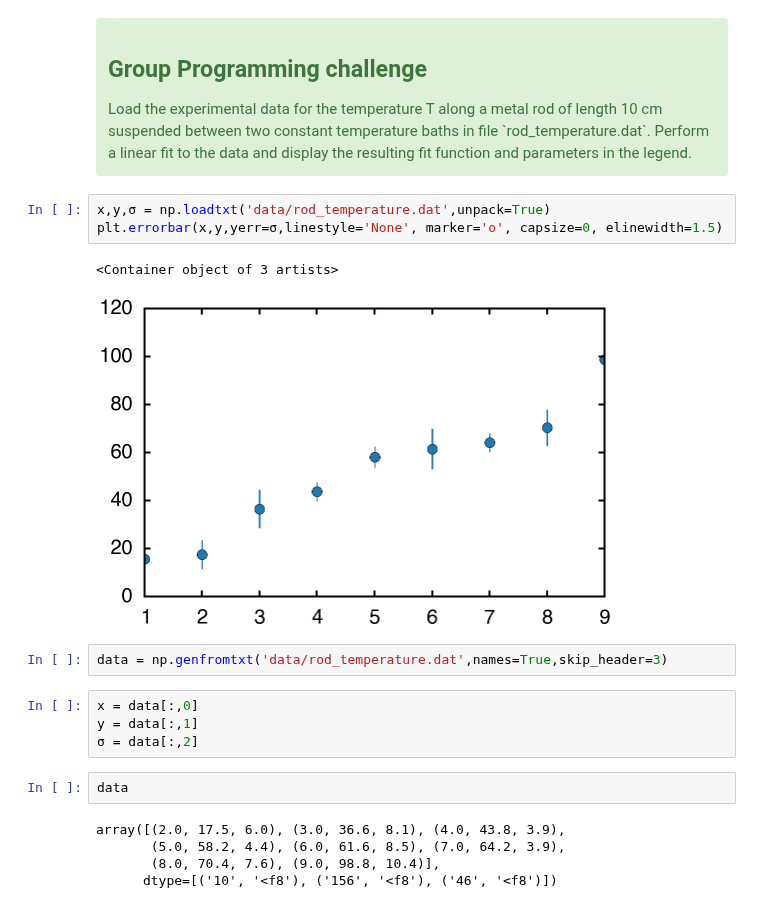
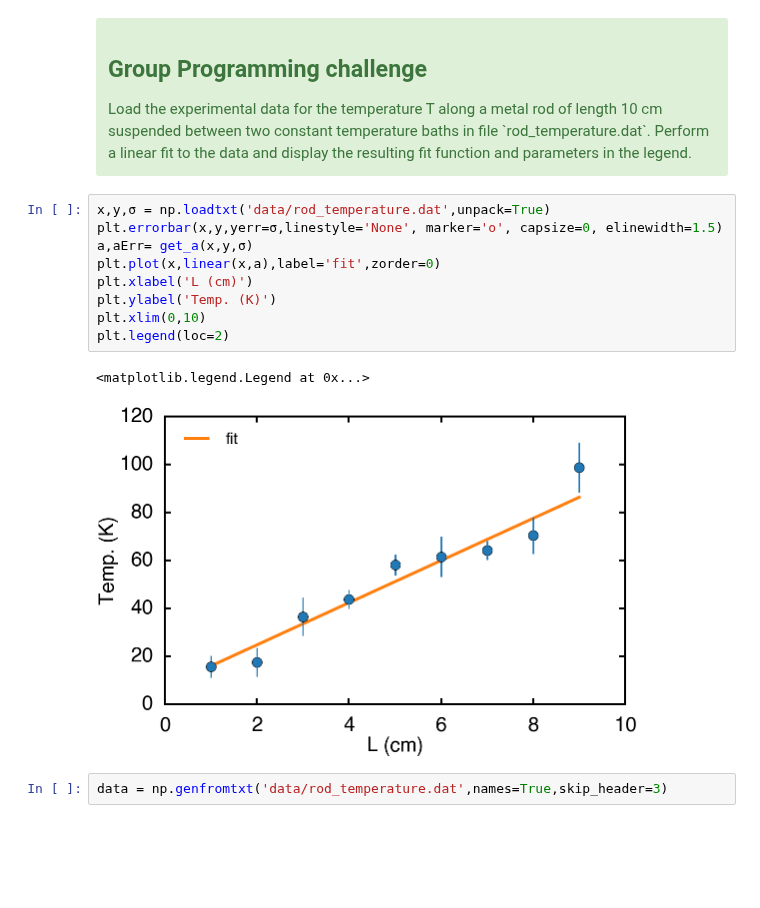
Before and after one commit to agdelma/IntroCompPhysics, a Jupyter notebook: Notebooks/19_LinearRegression.ipynb, the cells around one changed output. Cells and saved outputs as stored; diff of their text form; blank space fills up the shorter version.

```diff
--- a/Notebooks/19_LinearRegression.ipynb
+++ b/Notebooks/19_LinearRegression.ipynb
@@ -180,19 +180,14 @@ suspended between two constant temperature baths in file  `rod_temperature.dat`.
 # %%
 x,y,σ = np.loadtxt('data/rod_temperature.dat',unpack=True)
 plt.errorbar(x,y,yerr=σ,linestyle='None', marker='o', capsize=0, elinewidth=1.5)
+a,aErr= get_a(x,y,σ)
+plt.plot(x,linear(x,a),label='fit',zorder=0)
+plt.xlabel('L (cm)')
+plt.ylabel('Temp. (K)')
+plt.xlim(0,10)
+plt.legend(loc=2)
 # %% [output]
-<Container object of 3 artists>
+<matplotlib.legend.Legend at 0x...>
-[figure, old version]
+[figure, new version]
 # %%
 data = np.genfromtxt('data/rod_temperature.dat',names=True,skip_header=3)
-# %%
-x = data[:,0]
-y = data[:,1]
-σ = data[:,2]
-# %%
-data
-# %% [output]
-array([(2.0, 17.5, 6.0), (3.0, 36.6, 8.1), (4.0, 43.8, 3.9),
-       (5.0, 58.2, 4.4), (6.0, 61.6, 8.5), (7.0, 64.2, 3.9),
-       (8.0, 70.4, 7.6), (9.0, 98.8, 10.4)],
-      dtype=[('10', '<f8'), ('156', '<f8'), ('46', '<f8')])
```
Also changed, not shown: parts of 1 cell of this notebook.
